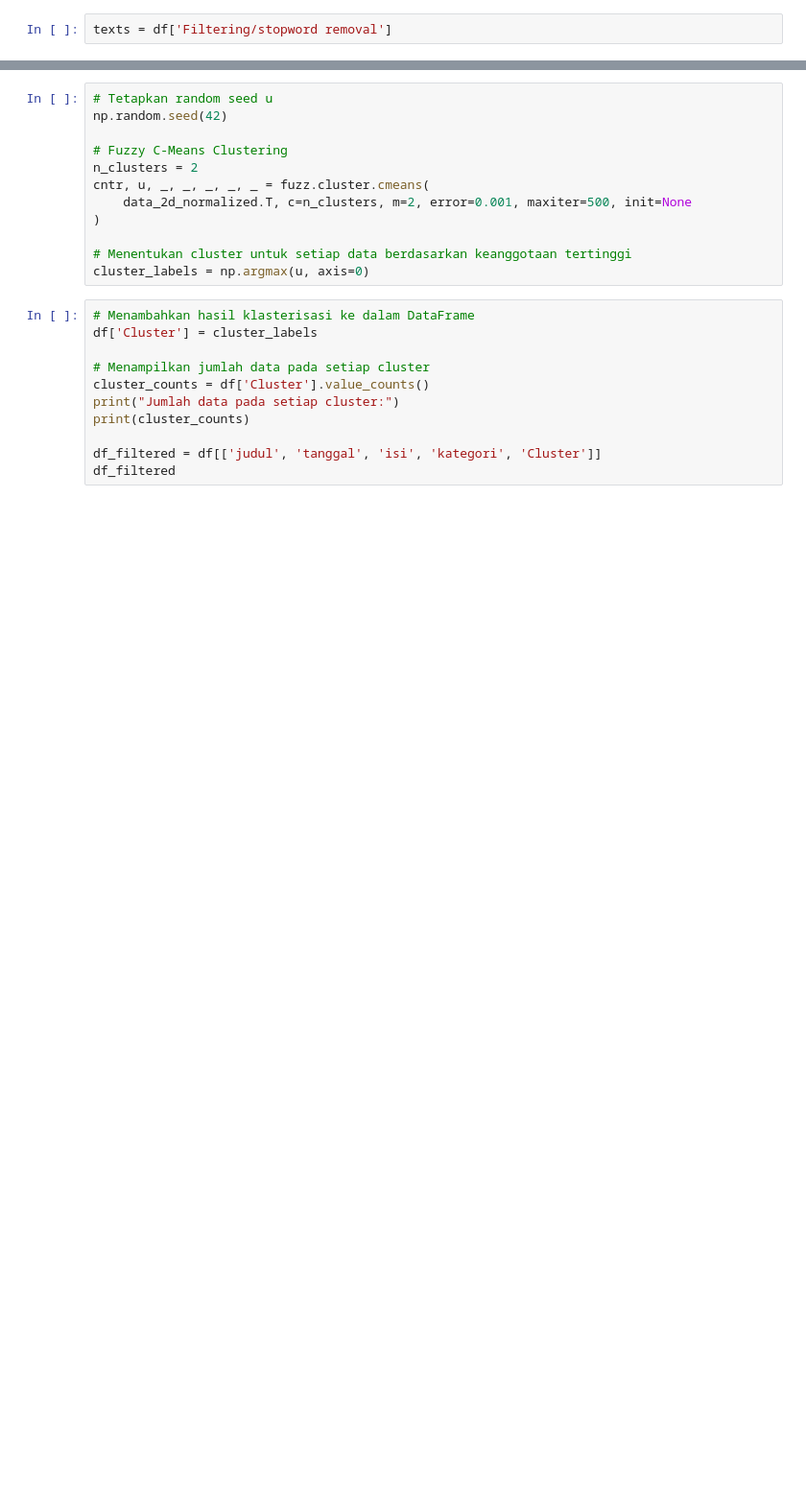
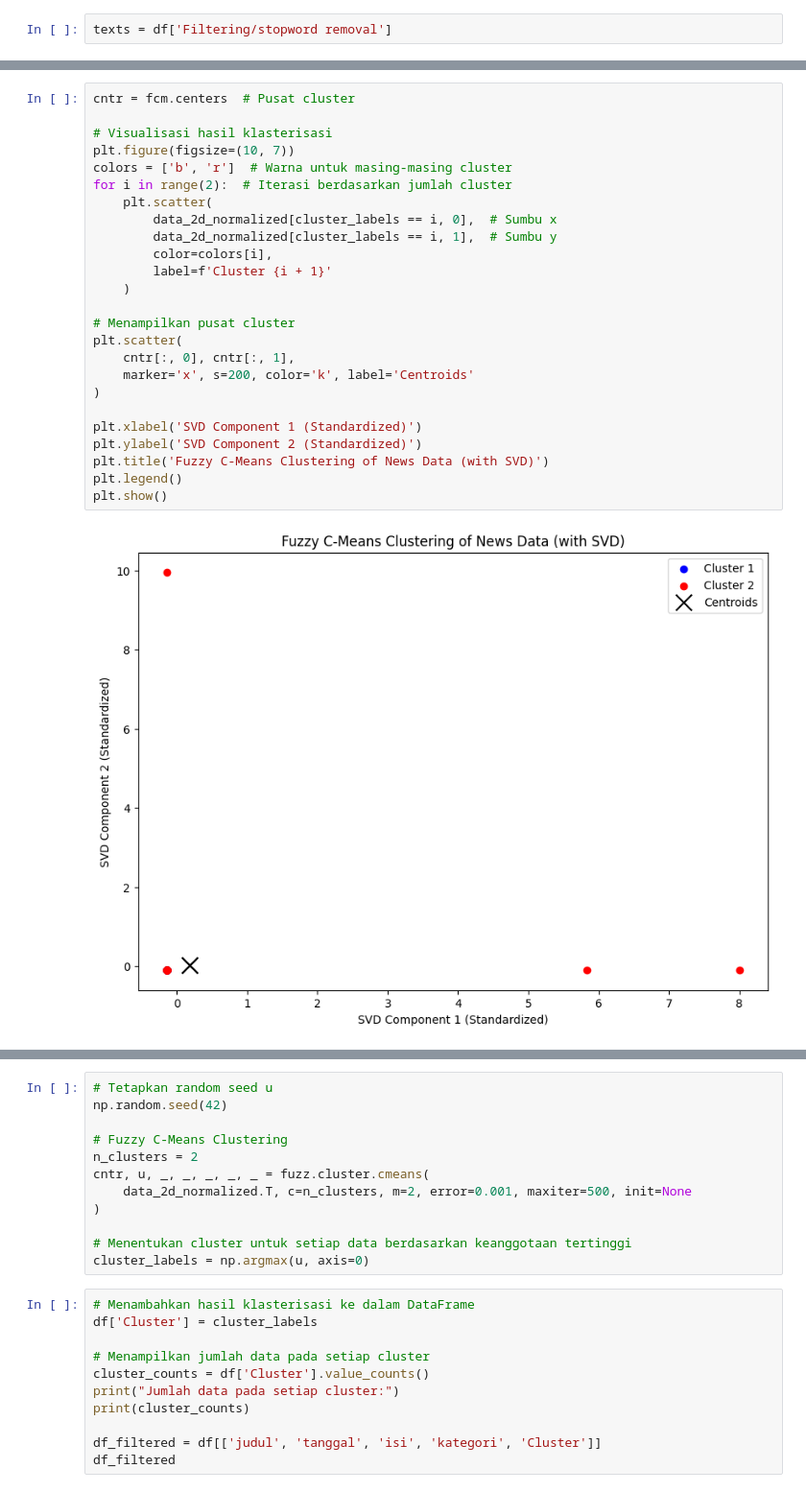
Before and after one commit to achmadbaharuddinakbar/PPW-A, a Jupyter notebook: _sources/tugas-ppw/tugas8.ipynb, the cells around one changed output, grey strips where cells are left out. Shown at 96% size. Saved outputs shown, nothing was run; the diff lists cells and outputs as text; blank space fills up the shorter version.

```diff
--- a/_sources/tugas-ppw/tugas8.ipynb
+++ b/_sources/tugas-ppw/tugas8.ipynb
@@ -142,0 +262,27 @@ tfidf_array = tfidf_matrix.toarray()
+# %%
+cntr = fcm.centers  # Pusat cluster
+
+# Visualisasi hasil klasterisasi
+plt.figure(figsize=(10, 7))
+colors = ['b', 'r']  # Warna untuk masing-masing cluster
+for i in range(2):  # Iterasi berdasarkan jumlah cluster
+    plt.scatter(
+        data_2d_normalized[cluster_labels == i, 0],  # Sumbu x
+        data_2d_normalized[cluster_labels == i, 1],  # Sumbu y
+        color=colors[i],
+        label=f'Cluster {i + 1}'
+    )
+
+# Menampilkan pusat cluster
+plt.scatter(
+    cntr[:, 0], cntr[:, 1],
+    marker='x', s=200, color='k', label='Centroids'
+)
+
+plt.xlabel('SVD Component 1 (Standardized)')
+plt.ylabel('SVD Component 2 (Standardized)')
+plt.title('Fuzzy C-Means Clustering of News Data (with SVD)')
+plt.legend()
+plt.show()
+# %% [output]
+[figure, added]
```
Also changed, not shown: parts of 18 cells of this notebook, 20 other files.
